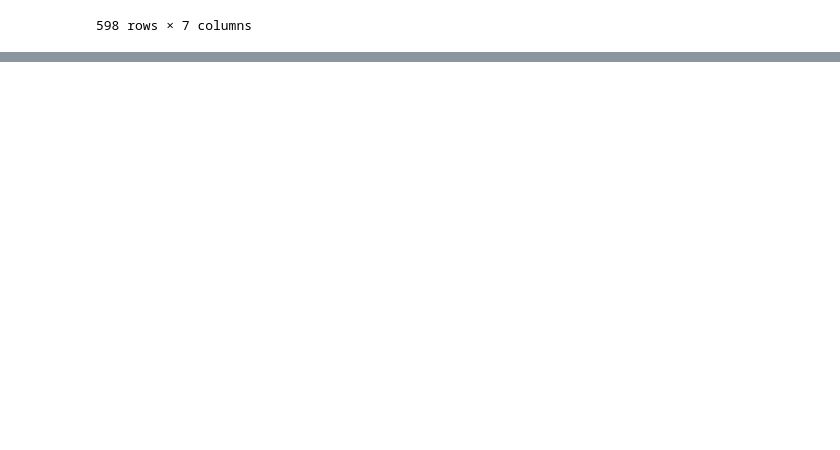
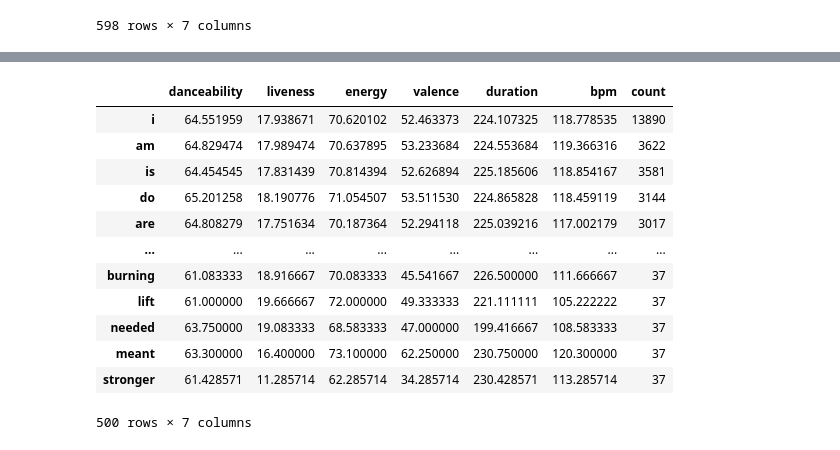
Before and after one commit to manelfideles/mapify, a Jupyter notebook: combined_eda.ipynb, the cells around one changed output, grey strips where cells are left out. Drawn from its saved outputs; the diff is of its cells as text; code cells hidden in the pictures; blank space fills up the shorter version.

```diff
--- a/combined_eda.ipynb
+++ b/combined_eda.ipynb
@@ -745,4 +764,7 @@ display(most_common_genre_by_word)
 # %%
+# display(wf)
+
+
 #words danceability liveness energy and valence
 words_dlev = {}
 
@@ -751,6 +773,8 @@ for word in wf.index:
     liveness = []
     energy = []
     valence = []
+    duration = []
+    bpm = []
     for ind in lyrics.index:
         if word in lyrics["lemmatized_lyrics"][ind]:
             name = lyrics["title"][ind]
@@ -760,13 +784,23 @@ for word in wf.index:
             liveness.append(s["live"])
             energy.append(s["nrgy"])
             valence.append(s["val"])
+            duration.append(s["dur"])
+            bpm.append(s["bpm"])
+    if (not danceability) or (not liveness) or (not energy) or (not valence) or (not duration) or (not bpm):
+        break
     mean_d = np.mean(danceability)
     mean_l = np.mean(liveness)
     mean_e = np.mean(energy)
     mean_v = np.mean(valence)
-    words_dlev[word] = [mean_d, mean_l, mean_e, mean_v]
+    mean_dur = np.mean(duration)
+    mean_bpm = np.mean(bpm)
+
+    words_dlev[word] = [mean_d, mean_l, mean_e, mean_v, mean_dur, mean_bpm]
     # print(word)
     # print(words_dle[word])
 
-display(words_dlev)
+# display(words_dlev)
+wdlev = pd.DataFrame.from_dict(words_dlev, orient="index")
+wdlev.columns = ["danceability", "liveness", "energy", "valence", "duration", "bpm"]
+display(wdlev)
 # %% [output]
@@ -789,0 +841,17 @@ display(words_dlev)
+# %%
+wdlev["count"] = wf["count"]
+wdlev
+# %% [output]
+|  | danceability | liveness | energy | valence | duration | bpm | count |
+| i | 64.551959 | 17.938671 | 70.620102 | 52.463373 | 224.107325 | 118.778535 | 13890 |
+| am | 64.829474 | 17.989474 | 70.637895 | 53.233684 | 224.553684 | 119.366316 | 3622 |
+| is | 64.454545 | 17.831439 | 70.814394 | 52.626894 | 225.185606 | 118.854167 | 3581 |
+| do | 65.201258 | 18.190776 | 71.054507 | 53.511530 | 224.865828 | 118.459119 | 3144 |
+| are | 64.808279 | 17.751634 | 70.187364 | 52.294118 | 225.039216 | 117.002179 | 3017 |
+| ... | ... | ... | ... | ... | ... | ... | ... |
+| burning | 61.083333 | 18.916667 | 70.083333 | 45.541667 | 226.500000 | 111.666667 | 37 |
+| lift | 61.000000 | 19.666667 | 72.000000 | 49.333333 | 221.111111 | 105.222222 | 37 |
+| needed | 63.750000 | 19.083333 | 68.583333 | 47.000000 | 199.416667 | 108.583333 | 37 |
+| meant | 63.300000 | 16.400000 | 73.100000 | 62.250000 | 230.750000 | 120.300000 | 37 |
+| stronger | 61.428571 | 11.285714 | 62.285714 | 34.285714 | 230.428571 | 113.285714 | 37 |
+500 rows × 7 columns
```
Also changed, not shown: parts of 18 cells of this notebook, 1 other file.
